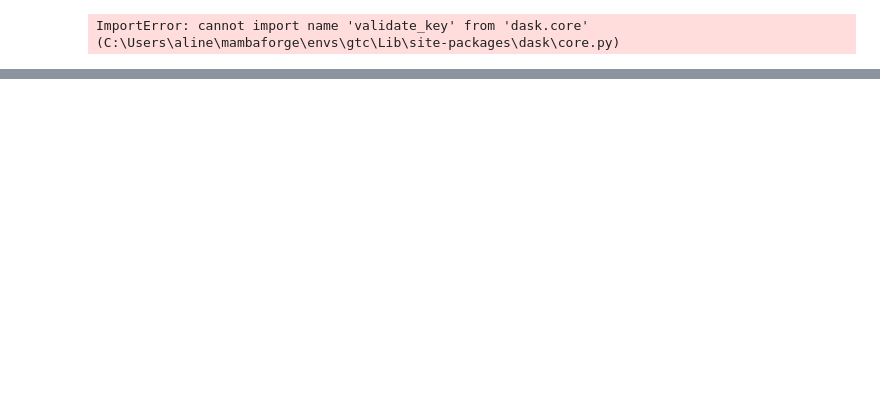
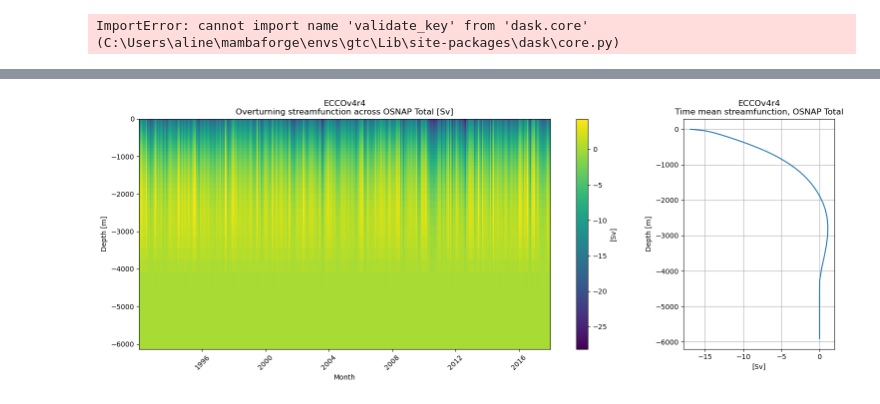
Before and after one commit to ai4er-cdt/OTP, a Jupyter notebook: streamfunction.ipynb, the cells around one changed output, grey strips where cells are left out. Cells and saved outputs as stored; diff of their text form; code cells hidden in the pictures; blank space fills up the shorter version.

Commit message:
Streamfunction - script

```diff
--- a/streamfunction.ipynb
+++ b/streamfunction.ipynb
@@ -36,6 +30,7 @@ sys.path.append(join(user_home_dir,'ECCOv4-py'))
 import ecco_v4_py as ecco
 # %%
-DIR = "H:/.shortcut-targets-by-id/1wvJjD0RMTujKYaXQapEiGk-Mx03_KSin/GTC/"
+DIR = "H:/.shortcut-targets-by-id/1wvJjD0RMTujKYaXQapEiGk-Mx03_KSin/"
 
 parameter = "STRESS" # OBP - SSH - TEMP_SALINITY - STRESS
-DATA_DIR = DIR + f"solodoch_data_full/26N/ECCO_L4_{parameter}_05DEG_MONTHLY_V4R4"
+DATA_DIR = DIR + "GTC/solodoch_data_full/ECCO_L4_OCEAN_3D_VOLUME_FLUX_LLC0090GRID_MONTHLY_V4R4"
+SAL_DIR = DIR + f"solodoch_data_full/26N/ECCO_L4_{parameter}_05DEG_MONTHLY_V4R4"
@@ -89,0 +235,6 @@ ds = xr.merge((ecco_grid , ecco_vars))
+# %%
+%%time
+PSI = ecco.calc_section_stf(
+    ds,maskW=maskW_tot, maskS=maskS_tot, section_name= f"PSI at {latitudes[0]} latitude" ).compute()
+OUTPUT_DIR = os.path.join(DIR, "GTC/streamfunctions_ecco")
+PSI.to_netcdf(os.path.join(OUTPUT_DIR, f'PSI_{latitudes[0]}.nc'))
@@ -89,0 +248,3 @@ ds = xr.merge((ecco_grid , ecco_vars))
+# %%
+PSI = xr.open_dataset(os.path.join(OUTPUT_DIR, 'PSI_-55.nc'))
+PSI
@@ -89,0 +271,31 @@ ds = xr.merge((ecco_grid , ecco_vars))
+# %%
+def osnap_depth_stf_vs_time(stf_ds,label):
+    fig = plt.figure(figsize=(18,6))
+
+    # Time evolving
+    plt.subplot(1,4,(1,3))
+    time_edge_extrap = np.hstack((stf_ds['time'].values[0] - (0.5*np.diff(stf_ds['time'].values[0:2])),\
+                                  stf_ds['time'].values[:-1] + (0.5*np.diff(stf_ds['time'].values)),\
+                                  stf_ds['time'].values[-1] + (0.5*np.diff(stf_ds['time'].values[-2:]))))
+    Z_edge_extrap = np.hstack((np.array([0]),\
+                               stf_ds['Z'].values[:-1] + (0.5*np.diff(stf_ds['Z'].values)),\
+                               np.array([-6134.5])))
+    plt.pcolormesh(time_edge_extrap,Z_edge_extrap,stf_ds['psi_moc'].T)
+    plt.title('ECCOv4r4\nOverturning streamfunction across OSNAP %s [Sv]' % label)
+    plt.ylabel('Depth [m]')
+    plt.xlabel('Month')
+    plt.xticks(rotation=45)
+    cb = plt.colorbar()
+    cb.set_label('[Sv]')
+
+    plt.subplot(1,4,4)
+    plt.plot(stf_ds['psi_moc'].mean('time'),stf_ds['Z'])
+    plt.title('ECCOv4r4\nTime mean streamfunction, OSNAP %s' % label)
+    plt.ylabel('Depth [m]')
+    plt.xlabel('[Sv]')
+    plt.grid()
+    plt.show()
+# %%
+osnap_depth_stf_vs_time(PSI,'Total')
+# %% [output]
+[figure, added]
```
Also changed, not shown: parts of 23 cells of this notebook, 1 other file.
